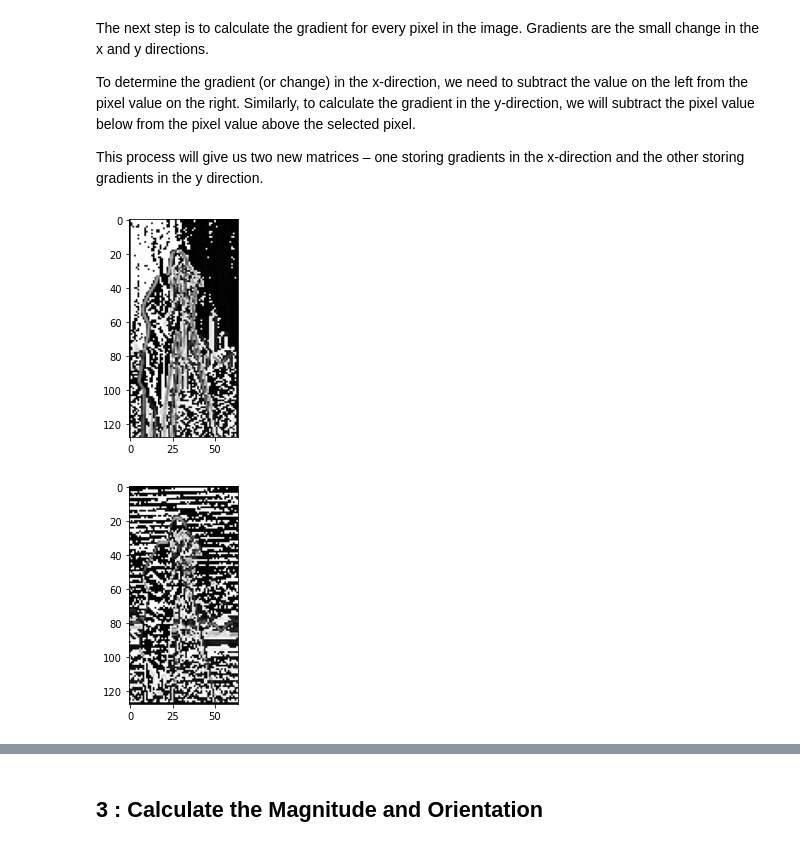
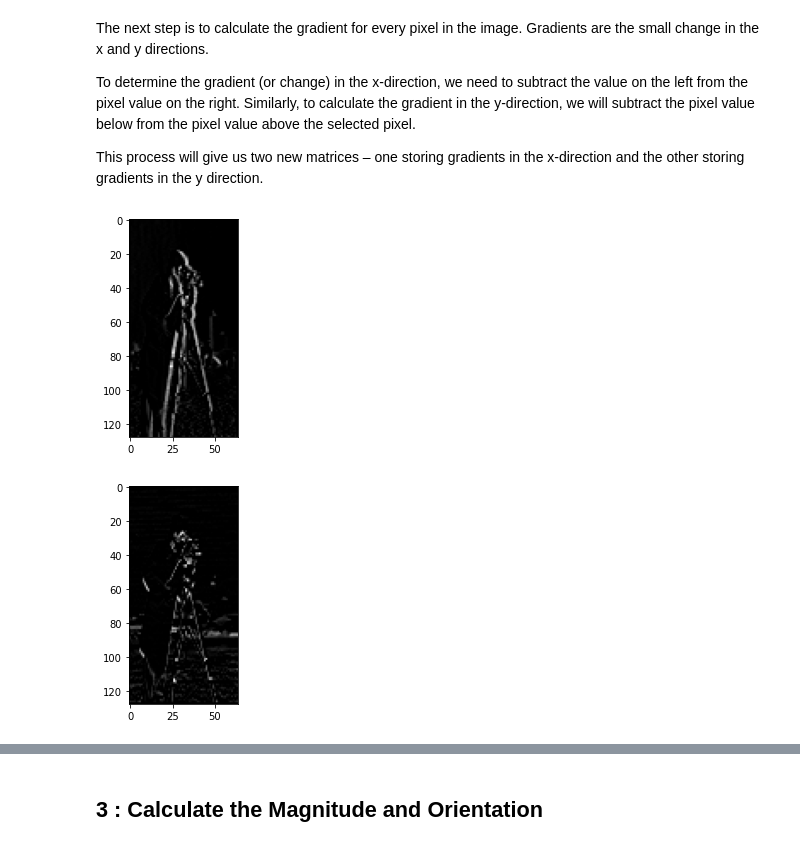
Before and after one commit to lisacsn/Histogram-of-Oriented-Gradients, a Jupyter notebook: HOG-JeJ.ipynb, the cells around one changed output, grey strips where cells are left out. Saved outputs shown, nothing was run; the diff lists cells and outputs as text; code cells hidden in the pictures.

Commit message:
avancé histogram cells et normalize

```diff
--- a/HOG-JeJ.ipynb
+++ b/HOG-JeJ.ipynb
@@ -15,7 +16,7 @@ We need to preprocess the image and bring down the width to height ratio to 1:2.
 # %%
 # faut mettre votre path !!
 
-path_base = './'
+path_base = './Image/'
 image = cv2.imread(path_base+'cameraman.tif',0)
 
 plt.imshow(image,'gray')
@@ -54,11 +59,14 @@ def matrice_x(img, h):
 # %%
-def matrice_y(img, h):
-    return matrice_x(img, h.T)
+def convolve_x(img, h):
+    return cv2.filter2D(img, -1, h)
+
+def convolve_y(img, h):
+    return cv2.filter2D(img, -1, h.T)
 # %%
-plt.imshow(matrice_x(image_resized, masque), 'gray')
+plt.imshow(convolve_x(image_resized, masque), 'gray')
 plt.show()
-plt.imshow(matrice_y(image_resized, masque), 'gray')
+plt.imshow(convolve_y(image_resized, masque), 'gray')
 plt.show()
 # %% [output]
-[figure, old version]
+[figure, new version]
-[figure, old version]
+[figure, new version]
```
Also changed, not shown: parts of 6 cells of this notebook, 4 other files.
